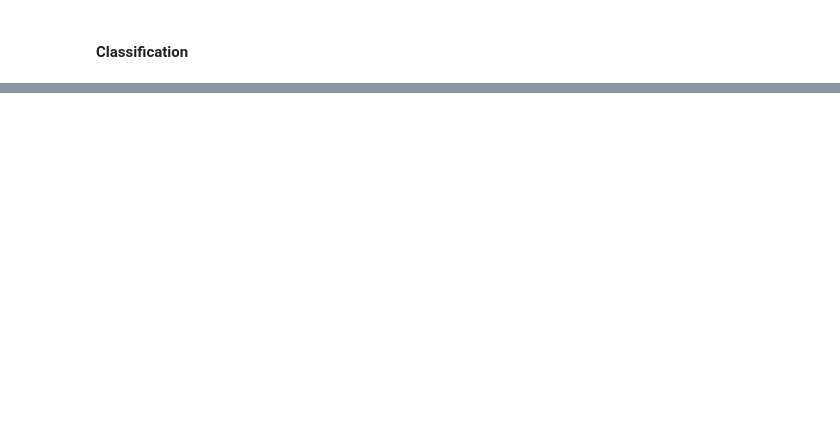
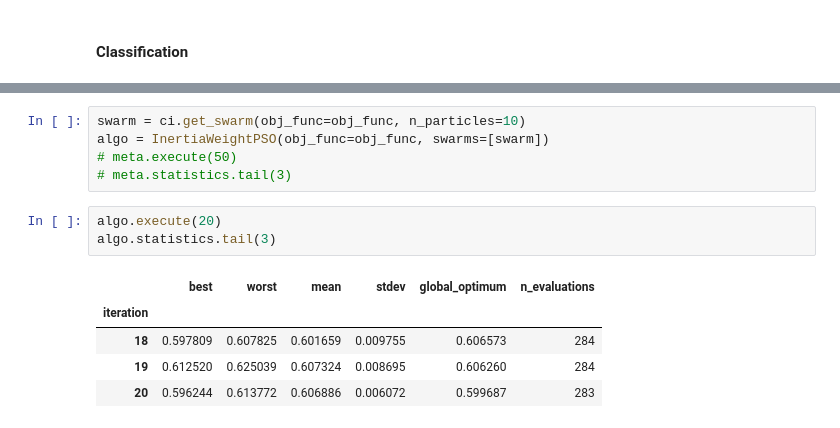
Before and after one commit to davidmccleave/eda, a Jupyter notebook: stock-bot/basic.ipynb, the cells around one changed output, grey strips where cells are left out. Cells and saved outputs as stored; diff of their text form; blank space fills up the shorter version.

```diff
--- a/stock-bot/basic.ipynb
+++ b/stock-bot/basic.ipynb
@@ -98,0 +136,14 @@ ac.score(X_test, y_test)
+# %%
+swarm = ci.get_swarm(obj_func=obj_func, n_particles=10)
+algo = InertiaWeightPSO(obj_func=obj_func, swarms=[swarm])
+# meta.execute(50)
+# meta.statistics.tail(3)
+# %%
+algo.execute(20)
+algo.statistics.tail(3)
+# %% [output]
+|  | best | worst | mean | stdev | global_optimum | n_evaluations |
+| iteration |  |  |  |  |  |  |
+| 18 | 0.597809 | 0.607825 | 0.601659 | 0.009755 | 0.606573 | 284 |
+| 19 | 0.612520 | 0.625039 | 0.607324 | 0.008695 | 0.606260 | 284 |
+| 20 | 0.596244 | 0.613772 | 0.606886 | 0.006072 | 0.599687 | 283 |
```
Also changed, not shown: parts of 9 cells of this notebook, 3 other files.
